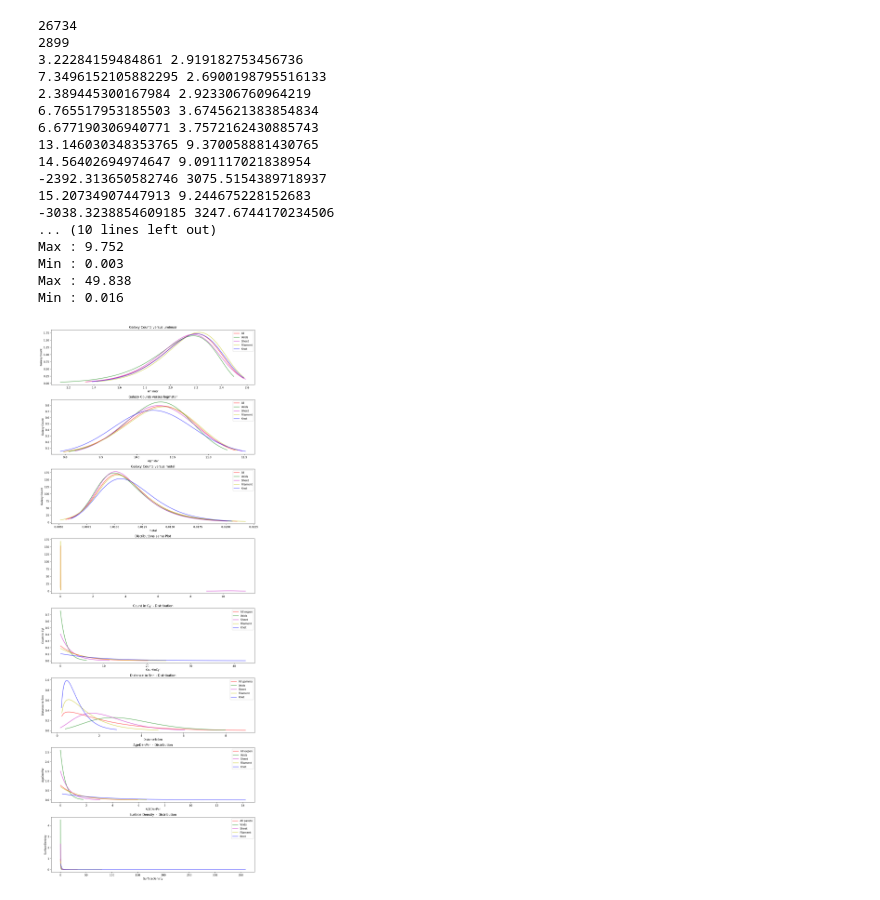
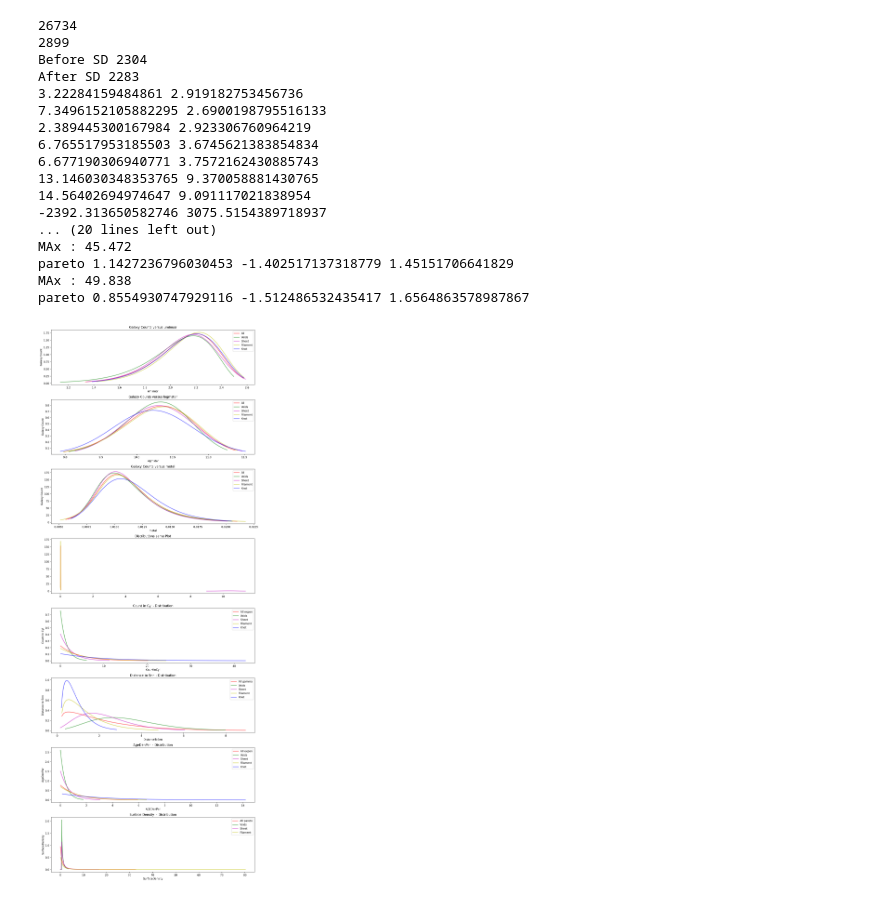
Before and after one commit to KeithSloan/MSc_Project, a Jupyter notebook: Jupyter/AstropyTable/Distribution-Fits-Galaxy-Type.ipynb, the cells around one changed output. Cells and saved outputs as stored; diff of their text form; code cells hidden in the pictures.

```diff
--- a/Jupyter/AstropyTable/Distribution-Fits-Galaxy-Type.ipynb
+++ b/Jupyter/AstropyTable/Distribution-Fits-Galaxy-Type.ipynb
@@ -12,7 +12,9 @@ RErange = RErange[RErange['ELLIPTICAL_CODE'] == 1]
 print(len(RErange))
 RErange = RErange[RErange['SurfaceDensityFlag'] == 0]
 #RErange = RErange[RErange['DistanceTo5nnFlag'] == 0]
+print('Before SD '+str(len(RErange)))
 RErange = RErange[RErange['SurfaceDensity'] < 50]
+print('After SD '+str(len(RErange)))
 RErange = RErange[RErange['AGEDenParFlag'] == 0]
 RErange = RErange[RErange['CountInCylFlag'] == 0]
 RErange = RErange[RErange['uminusr']> 0.001]
@@ -201,39 +203,43 @@ print('Min : '+str(min(RErange[xfield])))
 #v = stats.pareto.fit(RErange1[xfield].data)
 #print(len(v))
 asp, bsp, csp = stats.pareto.fit(RErange[xfield].data)
 xsp0, xsp1 = stats.pareto.ppf([0.01, 0.99], asp, loc=bsp, scale=csp)
 xsp = np.linspace(xsp0,xsp1,100)
 
 ax8.plot(xsp, stats.pareto.pdf(xsp, asp, loc=bsp, scale=csp),'r-', lw=2, alpha=0.6, label='All pareto')
 #ax8.plot(xag, stats.gamma.pdf(xs, aas, loc=bs, scale = cs),'r-', lw=2, alpha=0.6, label='gamma pdf')
 for t in types :
     subrange = RErange[RErange['GeoS4'] == t[0]]
+    print('MAx : '+str(max(subrange[xfield].data)))
     asp, bsp, csp = stats.pareto.fit(subrange[xfield].data)
+    print('pareto '+str(asp)+' '+str(bsp)+' '+str(csp))
     xsp0, xsp1 = stats.pareto.ppf([0.01, 0.99], asp, loc=bsp, scale=csp)
     xsp = np.linspace(xsp0,xsp1,100)
-    ax8.plot(xsp, stats.pareto.pdf(xsp, asp, loc=bsp, scale=csp),cols[t[0]], lw=2, alpha=0.6, label=t[1])
+    if t[0] <= 2 :
+       #ax8.plot(xsp, stats.pareto.pdf(xsp, asp, loc=bsp, scale=csp),cols[t[0]], lw=2, alpha=0.6, label=t[1])
+       ax8.plot(xsp, stats.pareto.pdf(xsp, asp, loc=bsp, scale=1),cols[t[0]], lw=2, alpha=0.6, label=t[1])
 
 ax8.legend()
 
 
 fig.tight_layout()
 plt.show()
 # %% [output]
 26734
 2899
+Before SD 2304
+After SD 2283
 3.22284159484861 2.919182753456736
 7.3496152105882295 2.6900198795516133
 2.389445300167984 2.923306760964219
 6.765517953185503 3.6745621383854834
 6.677190306940771 3.7572162430885743
 13.146030348353765 9.370058881430765
 14.56402694974647 9.091117021838954
 -2392.313650582746 3075.5154389718937
-15.20734907447913 9.244675228152683
--3038.3238854609185 3247.6744170234506
-... (10 lines left out)
-Max : 9.752
-Min : 0.003
-Max : 49.838
-Min : 0.016
+... (20 lines left out)
+MAx : 45.472
+pareto 1.1427236796030453 -1.402517137318779 1.45151706641829
+MAx : 49.838
+pareto 0.8554930747929116 -1.512486532435417 1.6564863578987867
-[figure, old version]
+[figure, new version]
```
Also changed, not shown: 8 other files.
